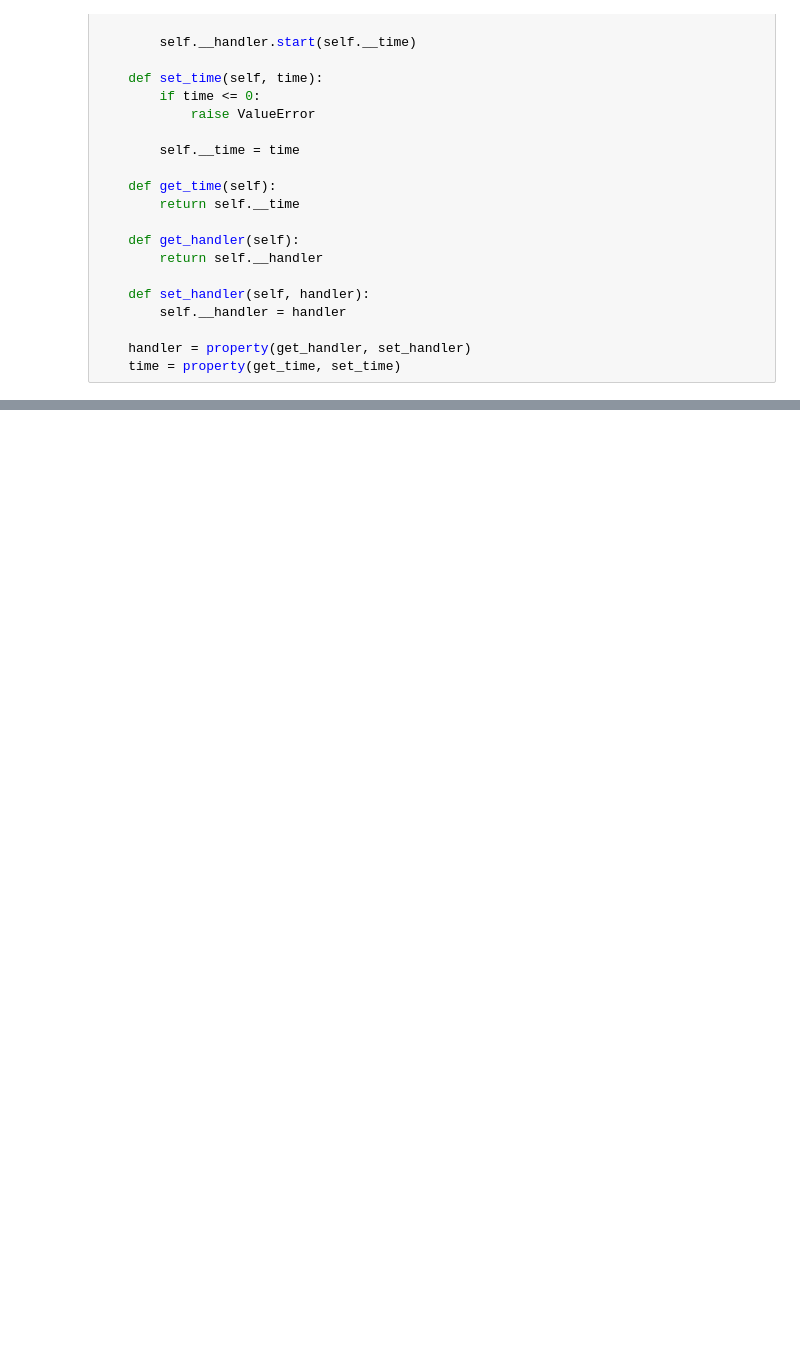
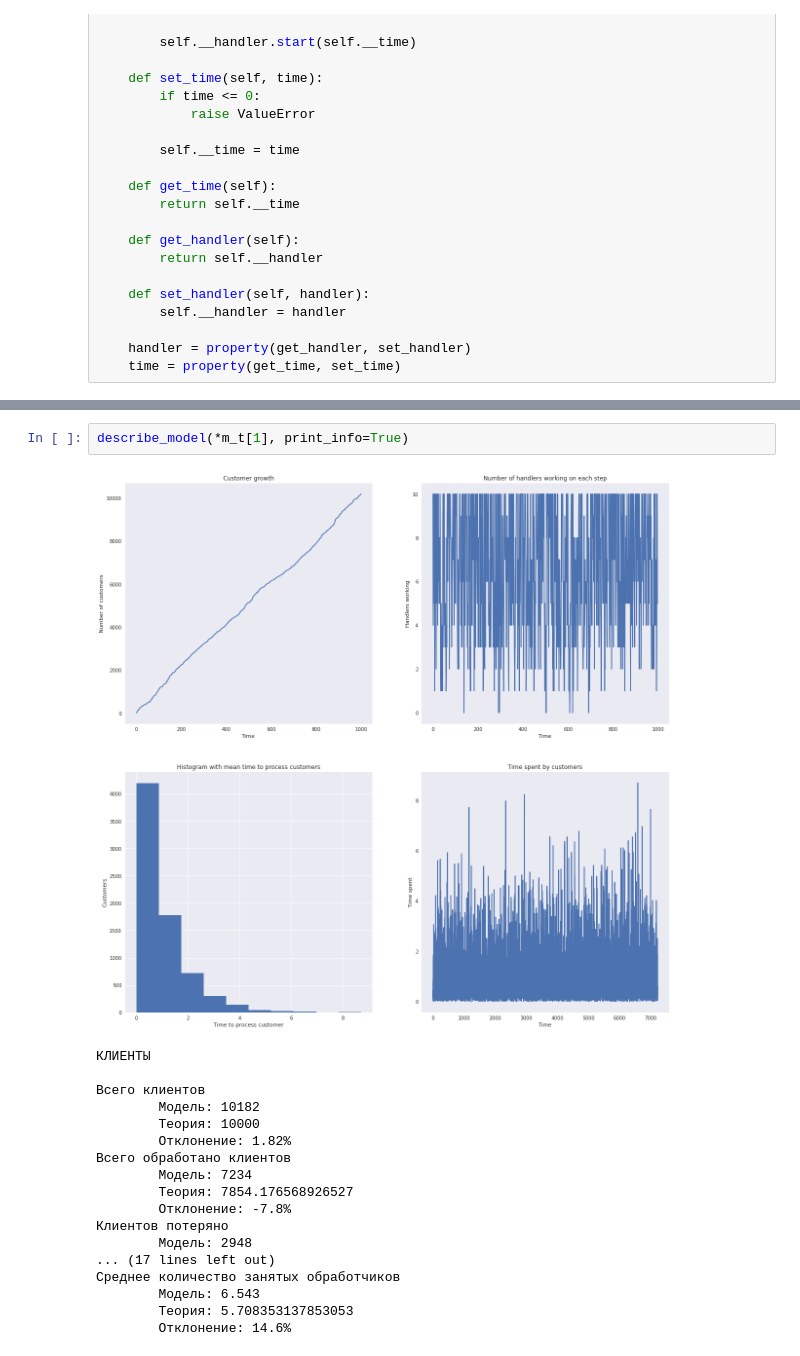
Before and after one commit to Defolters/queues, a Jupyter notebook: Stohastic.ipynb, the cells around one changed output, grey strips where cells are left out. Cells and saved outputs as stored; diff of their text form; blank space fills up the shorter version.

```diff
--- a/Stohastic.ipynb
+++ b/Stohastic.ipynb
@@ -493,0 +384,21 @@ plt.show()
+# %%
+describe_model(*m_t[1], print_info=True)
+# %% [output]
+[figure, added]
+КЛИЕНТЫ
+
+Всего клиентов
+        Модель: 10182
+        Теория: 10000
+        Отклонение: 1.82%
+Всего обработано клиентов
+        Модель: 7234
+        Теория: 7854.176568926527
+        Отклонение: -7.8%
+Клиентов потеряно
+        Модель: 2948
+... (17 lines left out)
+Среднее количество занятых обработчиков
+        Модель: 6.543
+        Теория: 5.708353137853053
+        Отклонение: 14.6%
```
Also changed, not shown: parts of 25 cells of this notebook.
